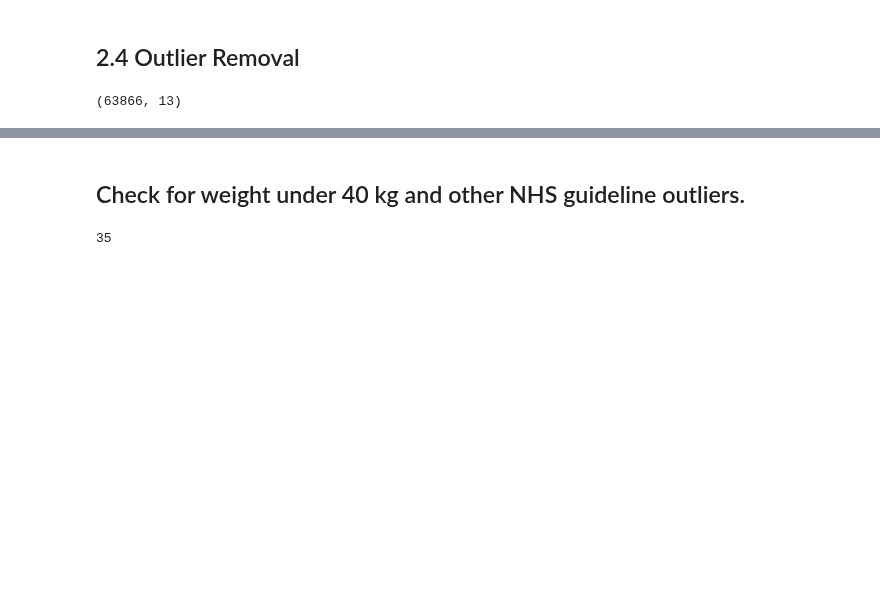
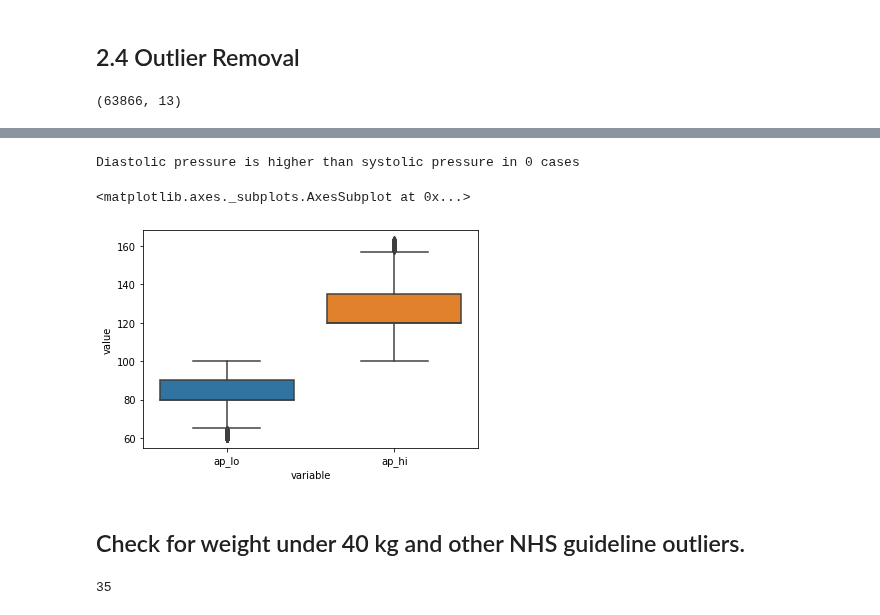
Before and after one commit to AlphaBetaCodeData/Heart-Disease-Classification, a Jupyter notebook: Heart_Disease_classification.ipynb, the cells around one changed output, grey strips where cells are left out. Drawn from its saved outputs; the diff is of its cells as text; code cells hidden in the pictures; blank space fills up the shorter version.

Commit message:
blood pressure boxplot visualisation of outliers removed

```diff
--- a/Heart_Disease_classification.ipynb
+++ b/Heart_Disease_classification.ipynb
@@ -316,3 +315,14 @@ df.shape
+# %%
+# Check again for blood pressure outliers
+print(f"Diastolic pressure is higher than systolic pressure in {df[df['ap_lo']> df['ap_hi']].shape[0]} cases")
+# %% [output]
+Diastolic pressure is higher than systolic pressure in 0 cases
+# %%
+blood_pressure = df.loc[:,['ap_lo', 'ap_hi']]
+sns.boxplot(x = 'variable', y = 'value', data = blood_pressure.melt())
+# %% [output]
+<matplotlib.axes._subplots.AxesSubplot at 0x...>
+[figure, added]
 # %% [markdown]
 ## Check for weight under 40 kg and other NHS guideline outliers.
 # %%
```
Also changed, not shown: parts of 4 cells of this notebook.
